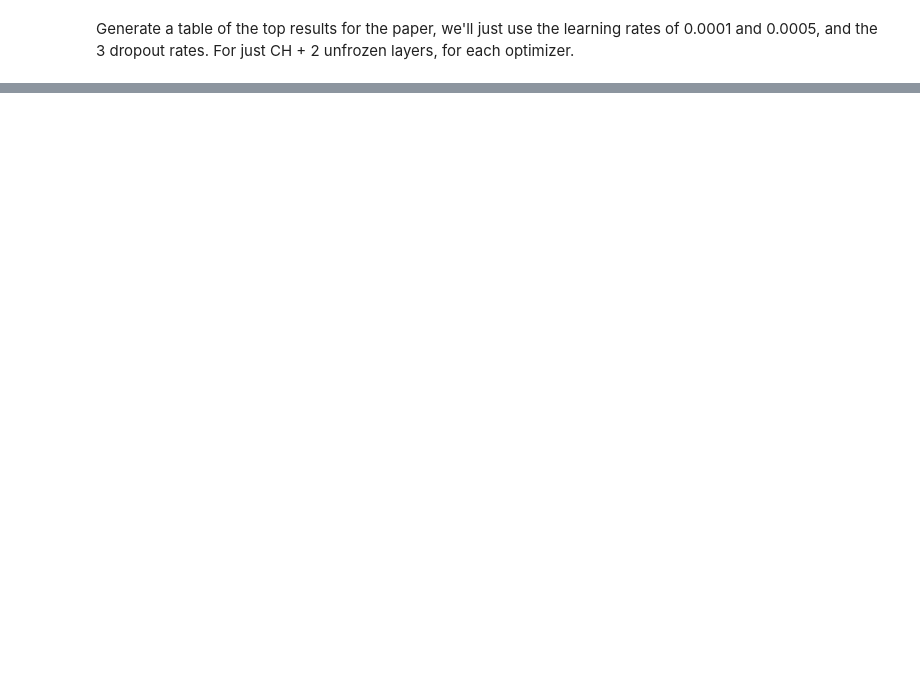
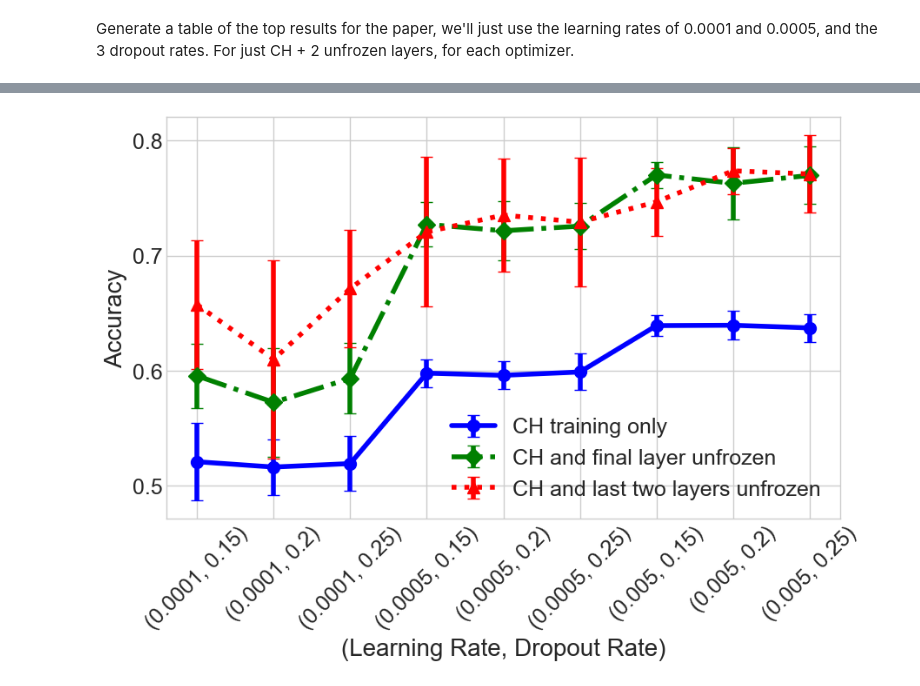
Before and after one commit to CRMDS/Kinetic-Injury-Triage, a Jupyter notebook: Results/resultsAnalysis.ipynb, the cells around one changed output, grey strips where cells are left out. Cells and saved outputs as stored; diff of their text form; code cells hidden in the pictures; blank space fills up the shorter version.

```diff
--- a/Results/resultsAnalysis.ipynb
+++ b/Results/resultsAnalysis.ipynb
@@ -122,0 +251,2 @@ Generate a table of the top results for the paper, we'll just use the learning r
+# %%
+pred_data = pd.read_csv('prediction_results.csv')
@@ -122,0 +263,4 @@ Generate a table of the top results for the paper, we'll just use the learning r
+# %%
+plot_optimizer_results(pred_data, 'SGD', metric='accuracy', metric_err='accuracy_std', modeling_type='prediction',  flg_save=True)
+# %% [output]
+[figure, added]
```
Also changed, not shown: parts of 34 cells of this notebook.
